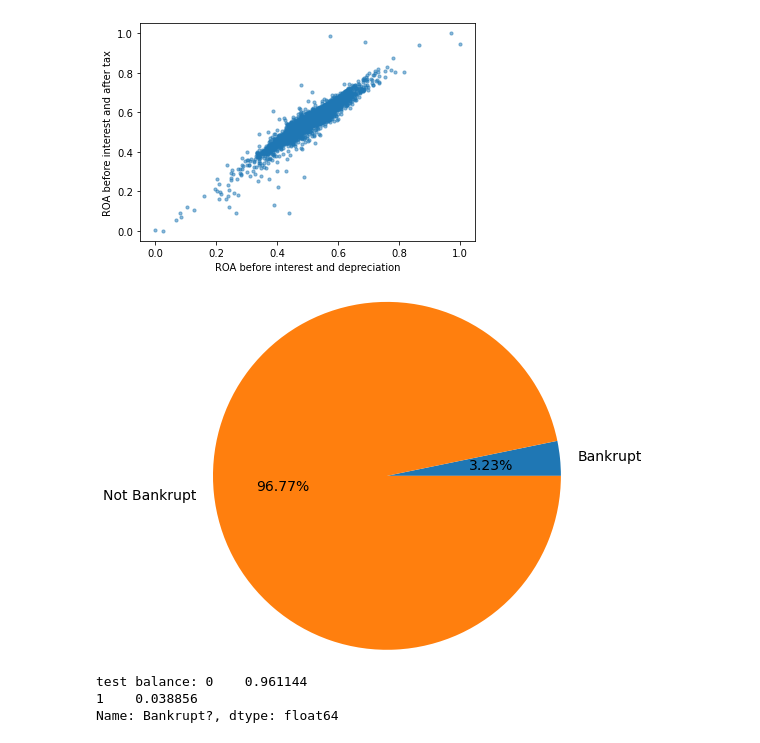
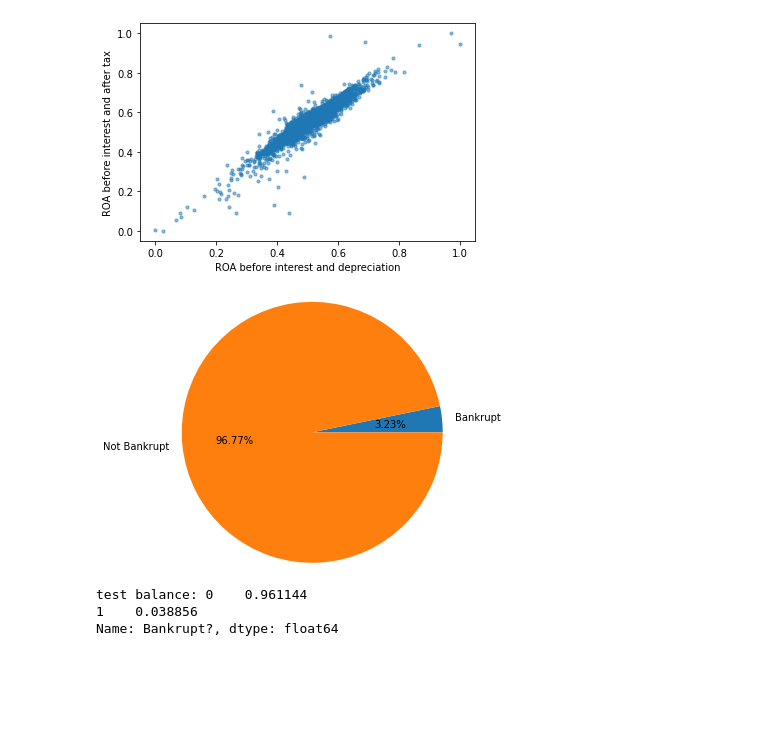
Before and after one commit to shijiemao/project1030, a Jupyter notebook: src/project.ipynb, the cells around one changed output. Cells and saved outputs as stored; diff of their text form; code cells hidden in the pictures; blank space fills up the shorter version.

```diff
--- a/src/project.ipynb
+++ b/src/project.ipynb
@@ -163,11 +163,12 @@ X = features
 y = target
 # %%
 import matplotlib.pyplot as plt
-plt.pie([sum(a),len(a)-sum(a)], labels= ['Bankrupt', 'Not Bankrupt'], autopct = '%1.2f%%',radius = 2)
+a = target
+plt.pie([sum(a),len(a)-sum(a)], labels= ['Bankrupt', 'Not Bankrupt'], autopct = '%1.2f%%',radius = 1.5)
 plt.savefig('../figures/pie-chart.png')
 plt.show()
 # %% [output]
-[figure, old version]
+[figure, new version]
 # %%
 random_state = 11
 
```
Also changed, not shown: 15 other files.
